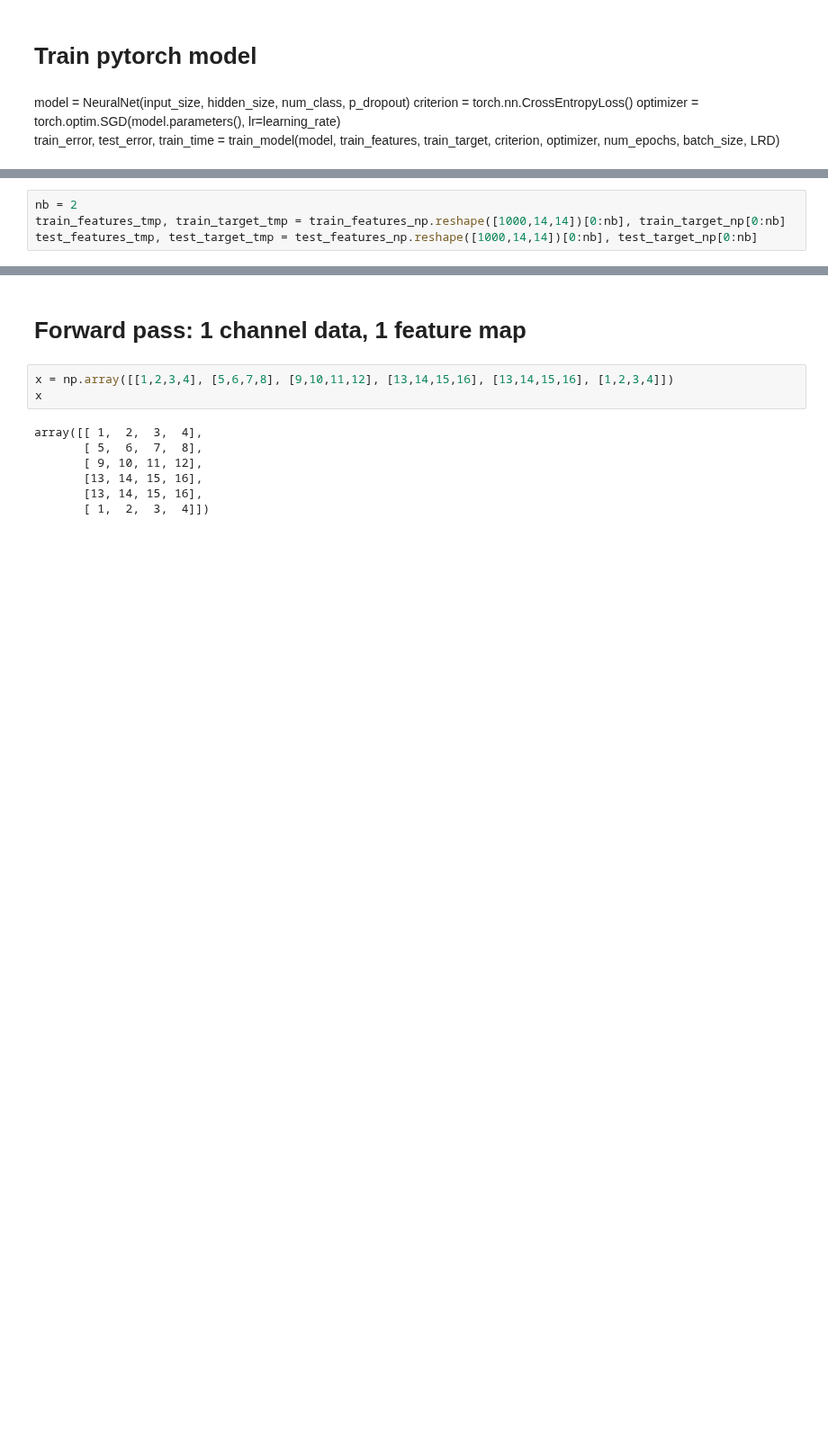
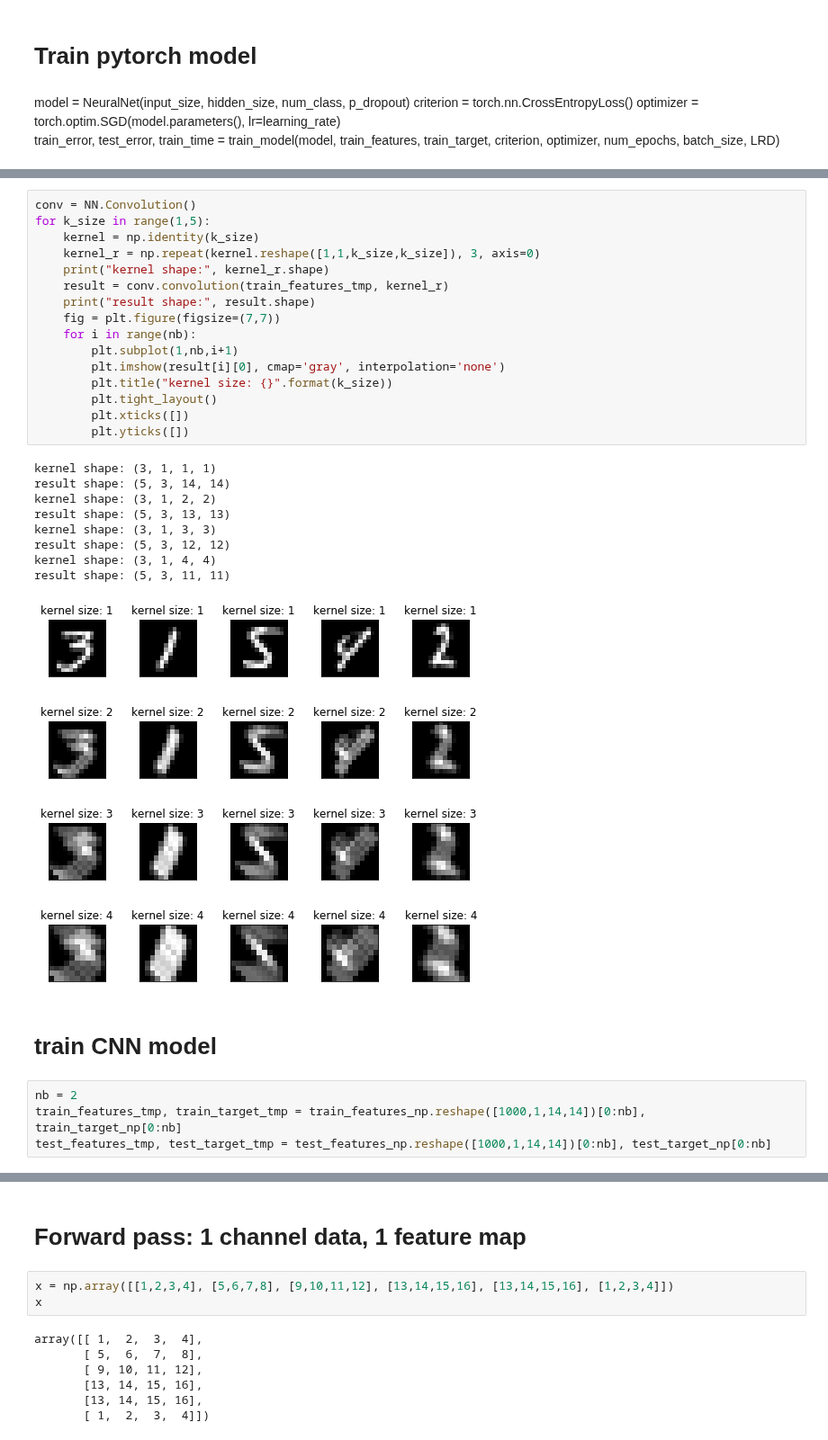
Before and after one commit to Apiquet/DeepLearningFrameworkFromScratch, a Jupyter notebook: test_convolution.ipynb, the cells around one changed output, grey strips where cells are left out. Shown at 90% size. Cells and saved outputs as stored; diff of their text form; blank space fills up the shorter version.

```diff
--- a/test_convolution.ipynb
+++ b/test_convolution.ipynb
@@ -211,7 +253,38 @@ After training: Epoch: 199, Train Error: 0.8000%,        Test Error: 13.5000%, L
+# %%
+conv = NN.Convolution()
+for k_size in range(1,5):
+    kernel = np.identity(k_size)
+    kernel_r = np.repeat(kernel.reshape([1,1,k_size,k_size]), 3, axis=0)
+    print("kernel shape:", kernel_r.shape)
+    result = conv.convolution(train_features_tmp, kernel_r)
+    print("result shape:", result.shape)
+    fig = plt.figure(figsize=(7,7))
+    for i in range(nb):
+        plt.subplot(1,nb,i+1)
+        plt.imshow(result[i][0], cmap='gray', interpolation='none')
+        plt.title("kernel size: {}".format(k_size))
+        plt.tight_layout()
+        plt.xticks([])
+        plt.yticks([])
+# %% [output]
+kernel shape: (3, 1, 1, 1)
+result shape: (5, 3, 14, 14)
+kernel shape: (3, 1, 2, 2)
+result shape: (5, 3, 13, 13)
+kernel shape: (3, 1, 3, 3)
+result shape: (5, 3, 12, 12)
+kernel shape: (3, 1, 4, 4)
+result shape: (5, 3, 11, 11)
+[figure, added]
+[figure, added]
+[figure, added]
+[figure, added]
+# %% [markdown]
+# train CNN model
 # %%
 nb = 2
-train_features_tmp, train_target_tmp = train_features_np.reshape([1000,14,14])[0:nb], train_target_np[0:nb]
-test_features_tmp, test_target_tmp = test_features_np.reshape([1000,14,14])[0:nb], test_target_np[0:nb]
+train_features_tmp, train_target_tmp = train_features_np.reshape([1000,1,14,14])[0:nb], train_target_np[0:nb]
+test_features_tmp, test_target_tmp = test_features_np.reshape([1000,1,14,14])[0:nb], test_target_np[0:nb]
 # %%
 print("train features shape: {} \ntrain target shape: {},\
       \ntest features shape: {},\ntest target shape: {}".format(train_features_tmp.shape, train_target_tmp.shape,
```
Also changed, not shown: parts of 27 cells of this notebook.
